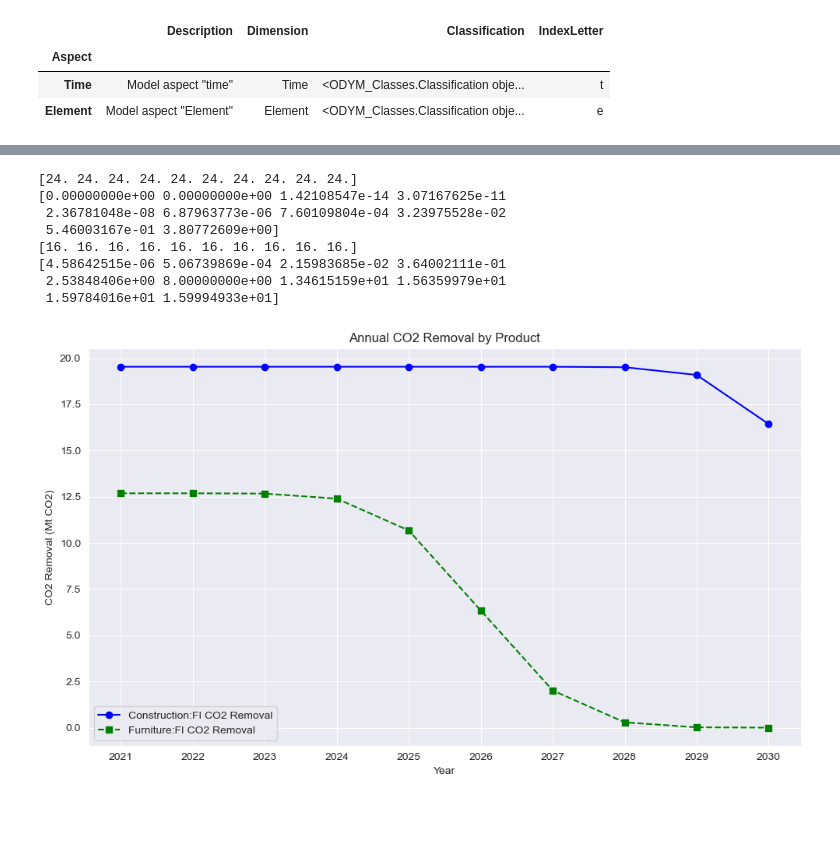
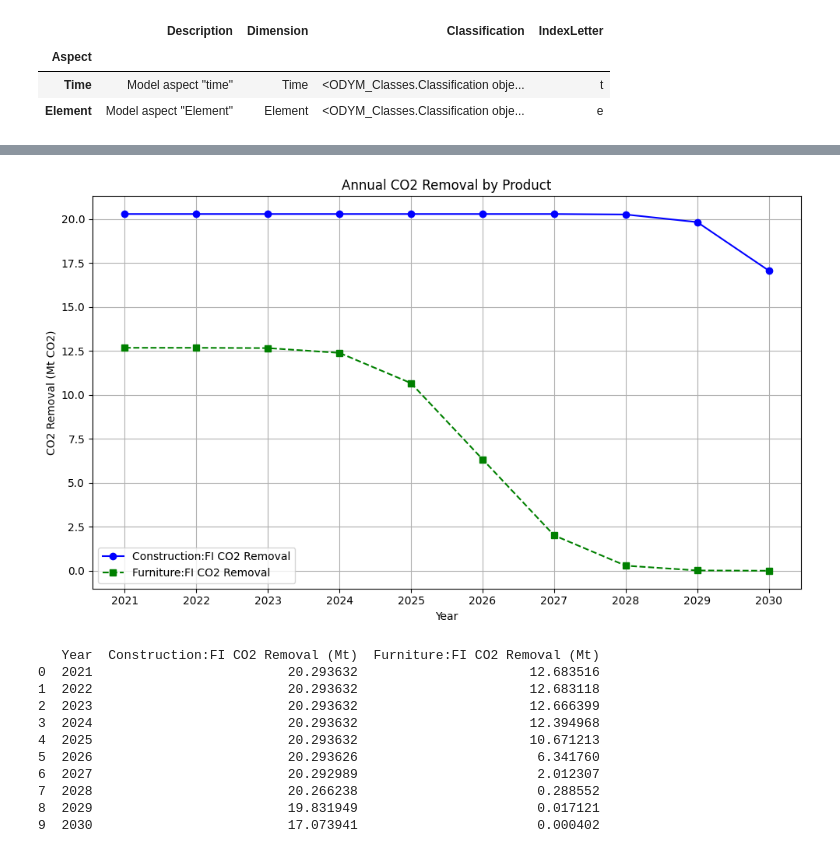
Before and after one commit to EuropeanForestInstitute/aiphoria, a Jupyter notebook: example.ipynb, the cells around one changed output, grey strips where cells are left out. Cells and saved outputs as stored; diff of their text form; code cells hidden in the pictures; blank space fills up the shorter version.

```diff
--- a/example.ipynb
+++ b/example.ipynb
@@ -391,80 +336,59 @@ plt.show()
 # %%
 # *****************************************************
-# * Step 10: Convert the carbon stocks to CO2 removals *
+# * Step 9: Convert the carbon stocks to CO2 removals *
 # *****************************************************
+year_start = min(flowsolver_data["years"])
+years = flowsolver_data["years"]
 
-# Conversion factor from C to CO2
-conversion_factor_c_to_co2 = 3.67
-
-# Example years (replace with your actual years)
-years = [2021, 2022, 2023,2024,2025,2026,2027,2028,2029,2030]  # Replace with actual year data
-
-# Initialize a DataFrame to store results for all stocks
-results_df = pd.DataFrame({'Year': years})
-
-# Assuming stock_id_to_dsm_swe and stock_id_to_dsm_carbon are dictionaries containing your DynamicStockModel instances
-
-for stock_id in stock_id_to_dsm_swe.keys():
-    # SWE Stock
-    dsm_swe = stock_id_to_dsm_swe[stock_id]
-    total_inflows_swe = np.array(dsm_swe.i)  # Replace with actual inflow method if different
-    carbon_o = np.array(dsm_swe.compute_outflow_total())
-    print(total_inflows_swe)
-    print(carbon_o)
-    # Carbon stock
-    dsm_carbon = stock_id_to_dsm_carbon[stock_id]
-    total_inflows_carbon = np.array(dsm_carbon.i)  # Replace with actual inflow method if different
-    carbon_o = np.array(dsm_carbon.compute_outflow_total())
-
-    # Calculate annual CO2 removal for each stock
-    annual_co2_removal = (total_inflows_carbon - carbon_o) * conversion_factor_c_to_co2
-
-    # Ensure that the lengths of all arrays match
-    if len(annual_co2_removal) == len(years):
-        # Add the CO2 removal data to the results DataFrame
-        results_df[f'{stock_id} CO2 Removal (Mt)'] = annual_co2_removal
-    else:
-        print(f"Length mismatch for stock_id {stock_id}: {len(annual_co2_removal)} vs {len(years)}")
+# Calculate annual CO2 removal for each stock
+results_co2_removals = pd.DataFrame({'Year': years})
+stock_id_to_dsm_carbon = flowsolver.get_dynamic_stocks_carbon()
+for stock_id, dsm_carbon in stock_id_to_dsm_carbon.items():
+    total_inflows_carbon = dsm_carbon.i
+    total_outflows_carbon = dsm_carbon.o
+    annual_co2_removal = (total_inflows_carbon - total_outflows_carbon) * model_params["conversion_factor_c_to_co2"]
+    results_co2_removals[f'{stock_id} CO2 Removal (Mt)'] = annual_co2_removal
 
 # Plot each product's CO2 removal
 plt.figure(figsize=(10, 6))
 
 # Define line styles, markers, and colors for differentiation
 line_styles = ['-', '--', '-.', ':']
 markers = ['o', 's', '^', 'D']
 colors = ['b', 'g', 'r', 'c', 'm', 'y', 'k']
 
-for idx, stock_id in enumerate(stock_id_to_dsm_swe.keys()):
+for idx, stock_id in enumerate(stock_id_to_dsm_carbon.keys()):
     line_style = line_styles[idx % len(line_styles)]
     marker = markers[idx % len(markers)]
     color = colors[idx % len(colors)]
 
-    if f'{stock_id} CO2 Removal (Mt)' in results_df.columns:
-        plt.plot(results_df['Year'], results_df[f'{stock_id} CO2 Removal (Mt)'], marker=marker, linestyle=line_style, color=color, label=f'{stock_id} CO2 Removal')
+    if f'{stock_id} CO2 Removal (Mt)' in results_co2_removals.columns:
+        plt.plot(results_co2_removals['Year'], results_co2_removals[f'{stock_id} CO2 Removal (Mt)'], marker=marker, linestyle=line_style, color=color, label=f'{stock_id} CO2 Removal')
 
 plt.xlabel('Year')
 plt.ylabel('CO2 Removal (Mt CO2)')
 plt.title('Annual CO2 Removal by Product')
 plt.grid(True)
 plt.xticks(years)
 plt.legend()
 plt.tight_layout()
 
 # Save the figure as an SVG file
 svg_file_path = "data/annual_co2_removal_by_product.svg"
 plt.savefig(svg_file_path, format='svg')
 
 plt.show()
-
-print(results_df)
-#print(annual_co2_removal)
+print(results_co2_removals)
 # %% [output]
+[figure, new version]
-[24. 24. 24. 24. 24. 24. 24. 24. 24. 24.]
-[0.00000000e+00 0.00000000e+00 1.42108547e-14 3.07167625e-11
- 2.36781048e-08 6.87963773e-06 7.60109804e-04 3.23975528e-02
- 5.46003167e-01 3.80772609e+00]
-[16. 16. 16. 16. 16. 16. 16. 16. 16. 16.]
-[4.58642515e-06 5.06739869e-04 2.15983685e-02 3.64002111e-01
- 2.53848406e+00 8.00000000e+00 1.34615159e+01 1.56359979e+01
- 1.59784016e+01 1.59994933e+01]
+   Year  Construction:FI CO2 Removal (Mt)  Furniture:FI CO2 Removal (Mt)
+0  2021                         20.293632                      12.683516
+1  2022                         20.293632                      12.683118
+2  2023                         20.293632                      12.666399
+3  2024                         20.293632                      12.394968
+4  2025                         20.293632                      10.671213
+5  2026                         20.293626                       6.341760
+6  2027                         20.292989                       2.012307
+7  2028                         20.266238                       0.288552
+8  2029                         19.831949                       0.017121
+9  2030                         17.073941                       0.000402
-[figure, old version]
```
Also changed, not shown: parts of 7 cells of this notebook, 3 other files.
